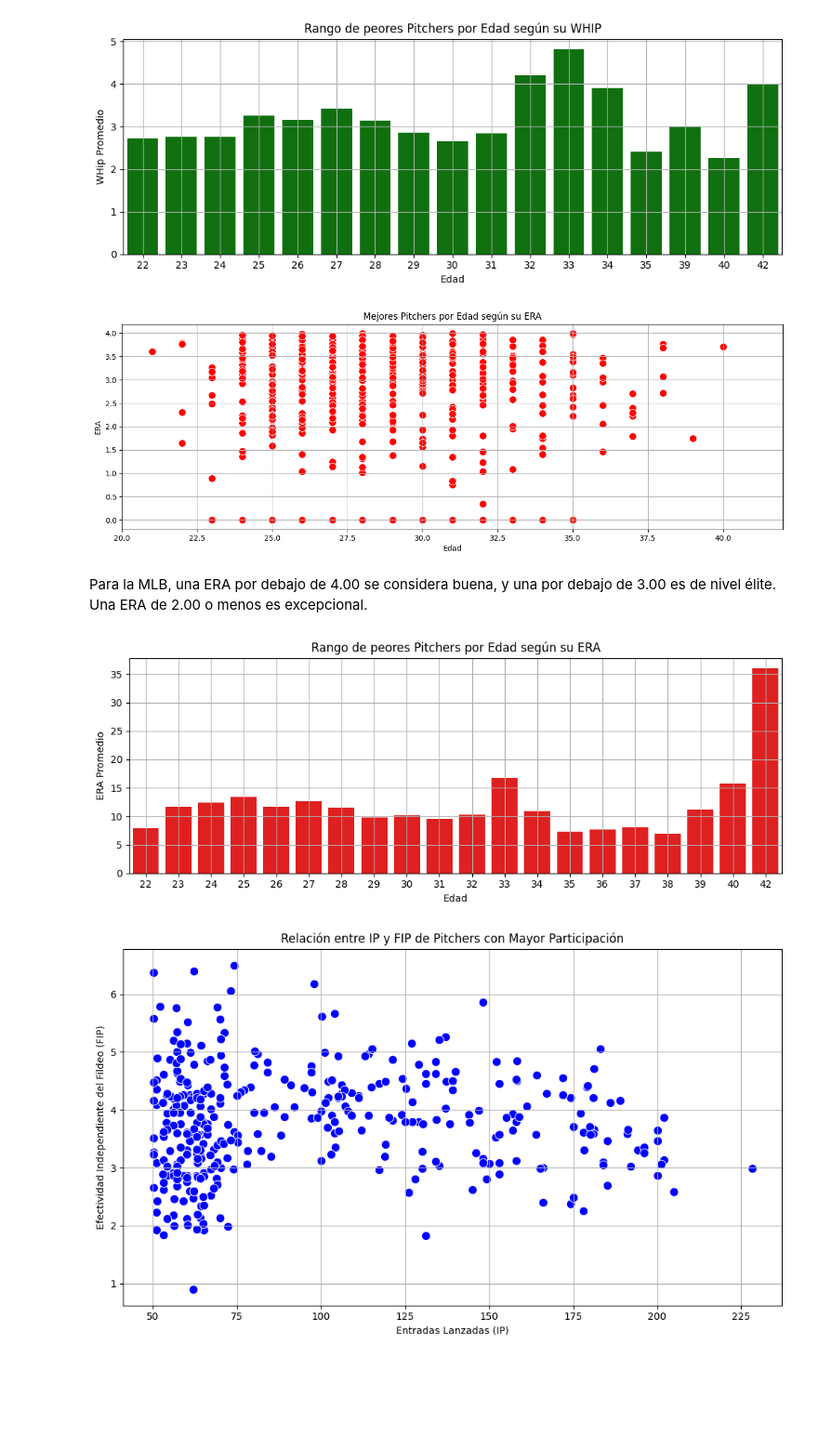
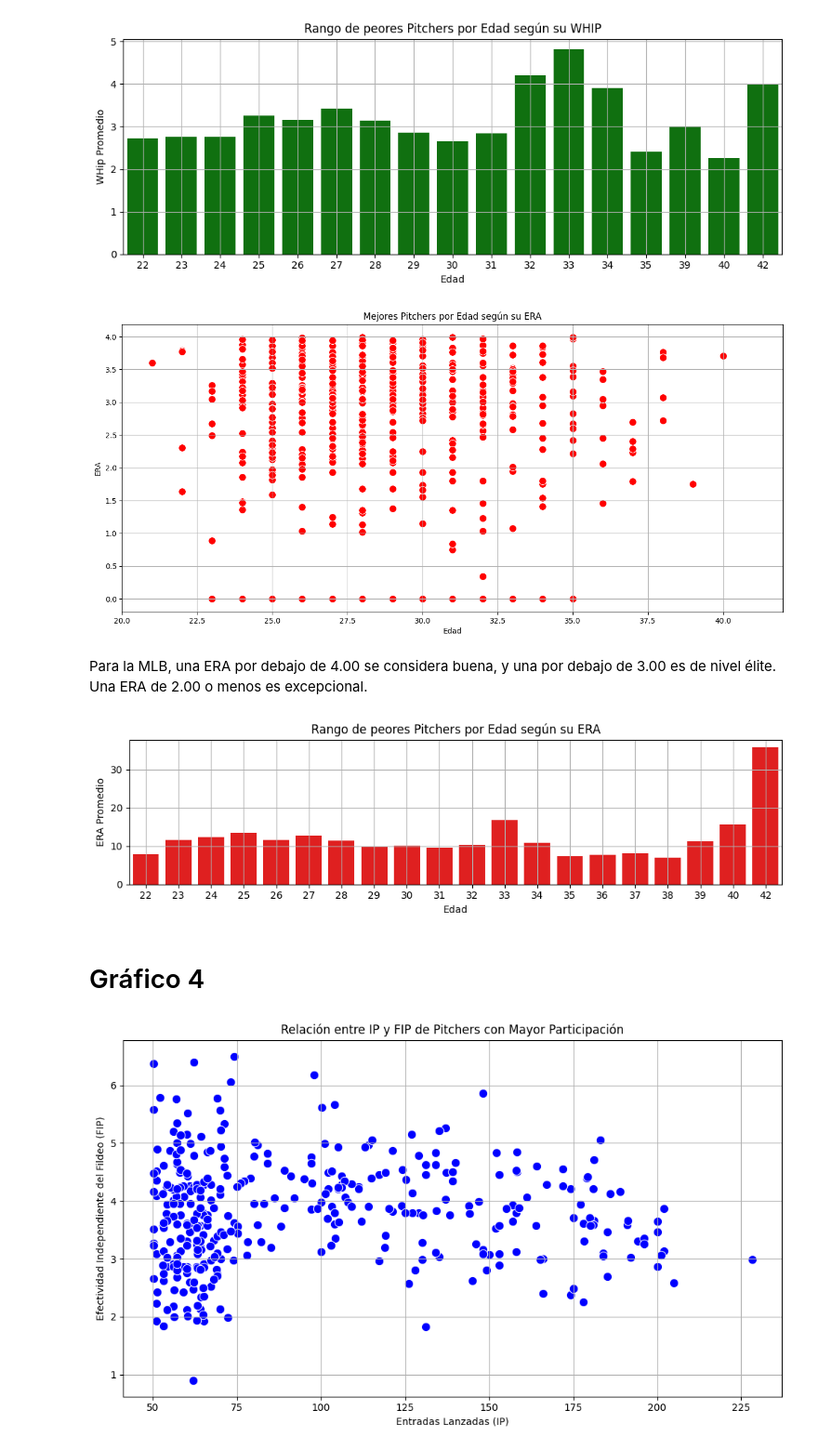
Before and after one commit to alvarogoncalves04/Trabajo-final--Alvaro-Goncalves-Yonelvis-Gonzales, a Jupyter notebook: test.ipynb, the cells around one changed output. Shown at 93% size. Saved outputs shown, nothing was run; the diff lists cells and outputs as text; code cells hidden in the pictures; blank space fills up the shorter version.

```diff
--- a/test.ipynb
+++ b/test.ipynb
@@ -37,7 +37,8 @@ import pandas as pd
 import streamlit as st
 import pandas as pd
 # %%
-df = pd.read_csv('2022 MLB Player Stats - Pitching.csv', sep=';',  encoding="latin-1")
+df = pd.read_csv('2022 MLB Player Stats - Pitching.csv', sep=',', encoding='latin-1')
+
 df
 # %% [output]
 |  | Rk | Name | Age | Tm | Lg | W | L | W-L% | ERA | G | ... | ... |
@@ -321,21 +320,21 @@ else:
 # %% [output]
 [figure]
 # %%
-#Objetivo 2: Rango de mejores pitchers por edad según su ERA
+#Rango de mejores pitchers por edad según su ERA
 df_fig3 = df[(df['Age'] > 20) & (df['ERA'] < 4.00)]
 # Crear gráfico de dispersión
-plt.figure(figsize=(16, 5))
+plt.figure(figsize=(16, 7))
 sns.scatterplot(data=df_fig3, x='Age', y='ERA', color='red', s=100)
 # Títulos y etiquetas
 plt.title('Mejores Pitchers por Edad según su ERA')
 plt.xlabel('Edad')
 plt.ylabel('ERA')
 plt.grid(True)
 plt.xlim(20, 42)
 # Mostrar
 plt.show()
 # %% [output]
-[figure, old version]
+[figure, new version]
 # %% [markdown]
 Para la MLB, una ERA por debajo de 4.00 se considera buena, y una por debajo de 3.00 es de nivel élite. Una ERA de 2.00 o menos es excepcional.
 # %%
@@ -350,7 +349,7 @@ else:
     df_grouped = df_fig5.groupby('Age')['ERA'].mean().reset_index()
 
     # Crear gráfico de barras
-    plt.figure(figsize=(10, 4))
+    plt.figure(figsize=(10, 3))
     sns.barplot(data=df_grouped, x='Age', y='ERA', color='red')
 
     # Títulos y etiquetas
@@ -362,5 +361,7 @@ else:
     plt.tight_layout()
     plt.show()
 # %% [output]
-[figure, old version]
+[figure, new version]
+# %% [markdown]
+# Gráfico 4
 # %%
```
Also changed, not shown: parts of 23 cells of this notebook, 1 other file.
